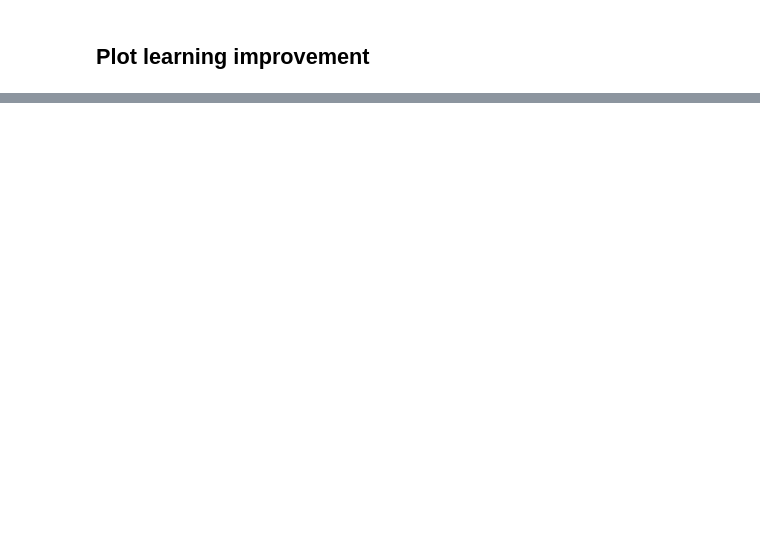
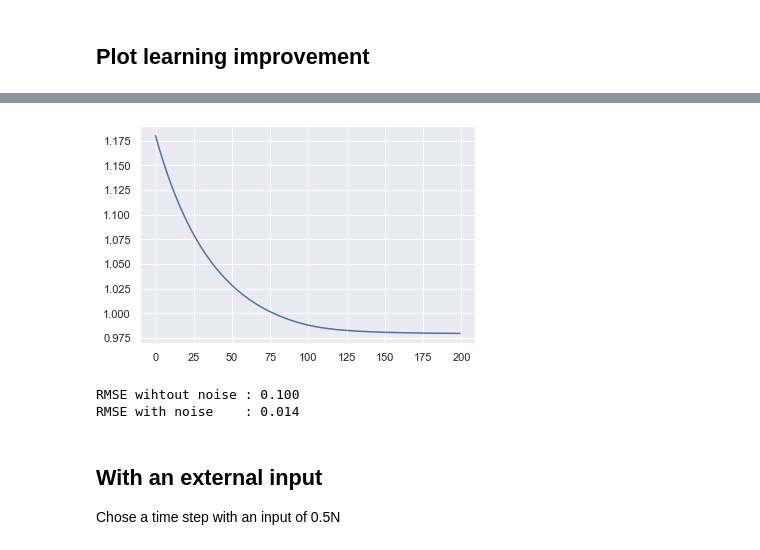
Before and after one commit to PierreAttard/Scientific-Machine-Learning, a Jupyter notebook: interactive.ipynb, the cells around one changed output, grey strips where cells are left out. Cells and saved outputs as stored; diff of their text form; code cells hidden in the pictures; blank space fills up the shorter version.

```diff
--- a/interactive.ipynb
+++ b/interactive.ipynb
@@ -219,0 +248,19 @@ array([[False, False],
+# %%
+ax = plt.plot(historic_wg.history["loss"])
+# %% [output]
+[figure, added]
+# %%
+y_true = np.interp(damp_pendulum_test.t, damp_pendulum.t, res_sim1[:, 0])
+y_pred_without_noise = np.interp(damp_pendulum_test.t, damp_pendulum.t, y_pred[:, 0])
+y_pred_with_noise = y_pred_wg
+print(
+f"RMSE wihtout noise : {np.sqrt(mean_squared_error(y_true, y_pred_without_noise)):.3f}" + os.linesep +
+f"RMSE with noise    : {np.sqrt(mean_squared_error(y_true, y_pred_with_noise)):.3f}"
+)
+# %% [output]
+RMSE wihtout noise : 0.100
+RMSE with noise    : 0.014
+# %% [markdown]
+## With an external input
+
+Chose a time step with an input of 0.5N
```
Also changed, not shown: parts of 85 cells of this notebook, 1 other file.
